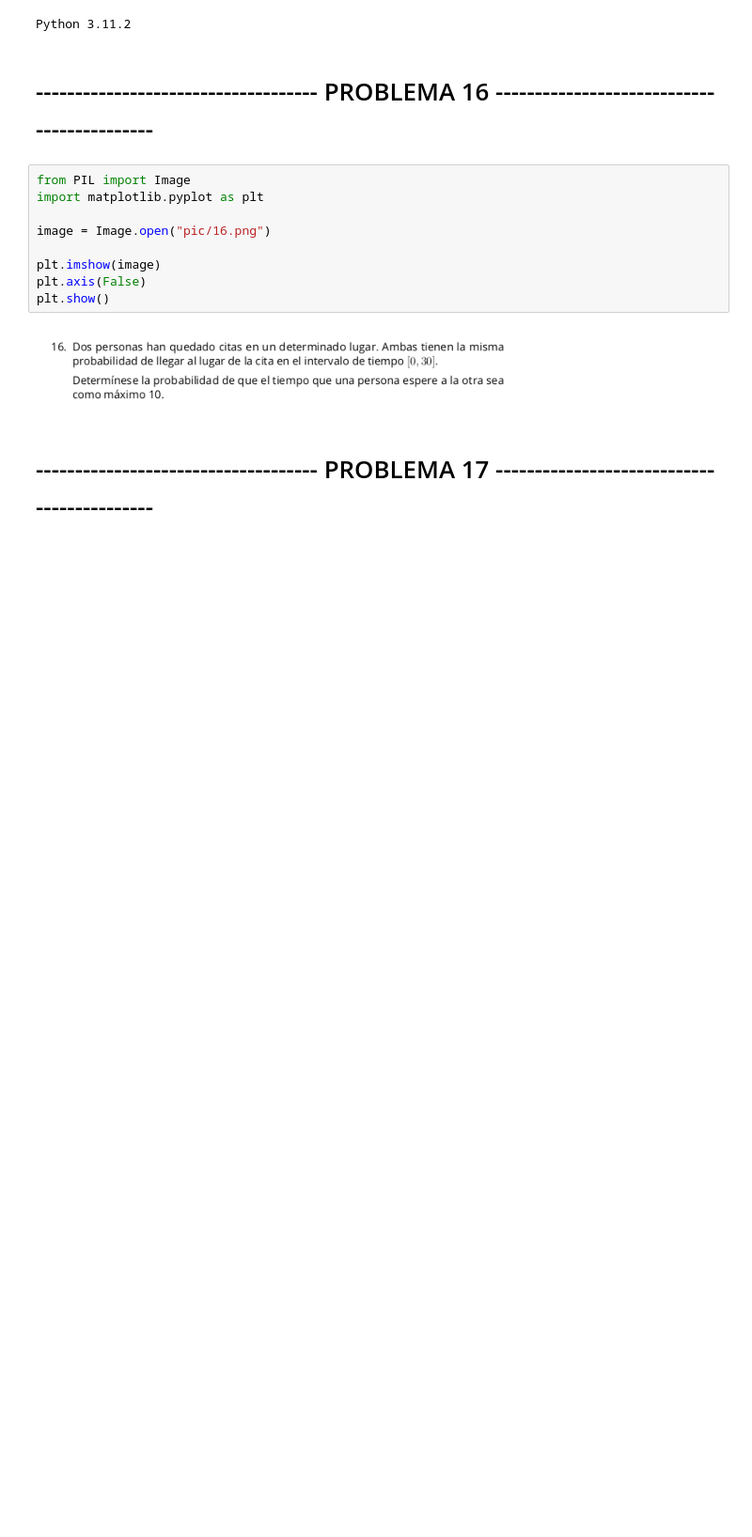
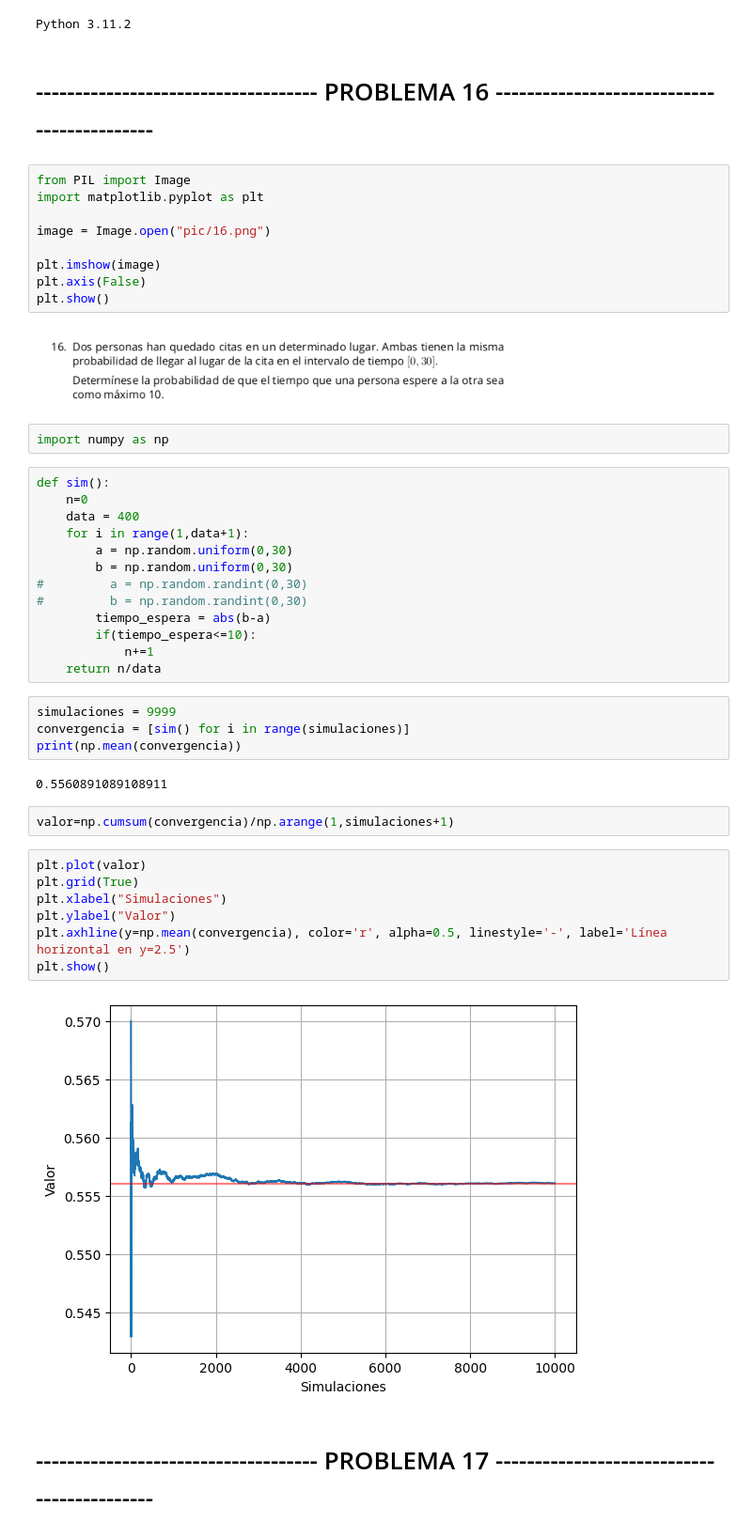
Before and after one commit to CharlyPierce/Simulacion2, a Jupyter notebook: problemario/problemario2.ipynb, the cells around one changed output. Shown at 94% size. Drawn from its saved outputs; the diff is of its cells as text; blank space fills up the shorter version.

```diff
--- a/problemario/problemario2.ipynb
+++ b/problemario/problemario2.ipynb
@@ -15,5 +15,37 @@ plt.axis(False)
 plt.show()
 # %% [output]
 [figure]
+# %%
+import numpy as np
+# %%
+def sim():
+    n=0
+    data = 400
+    for i in range(1,data+1):
+        a = np.random.uniform(0,30)
+        b = np.random.uniform(0,30)
+#         a = np.random.randint(0,30)
+#         b = np.random.randint(0,30)
+        tiempo_espera = abs(b-a)
+        if(tiempo_espera<=10):
+            n+=1
+    return n/data
+# %%
+simulaciones = 9999
+convergencia = [sim() for i in range(simulaciones)]
+print(np.mean(convergencia))
+# %% [output]
+0.5560891089108911
+# %%
+valor=np.cumsum(convergencia)/np.arange(1,simulaciones+1)
+# %%
+plt.plot(valor)
+plt.grid(True)
+plt.xlabel("Simulaciones")
+plt.ylabel("Valor")
+plt.axhline(y=np.mean(convergencia), color='r', alpha=0.5, linestyle='-', label='Línea horizontal en y=2.5')
+plt.show()
+# %% [output]
+[figure, added]
 # %% [markdown]
 # ------------------------------------ PROBLEMA 17 -------------------------------------------
```
Also changed, not shown: parts of 27 cells of this notebook, 8 other files.
